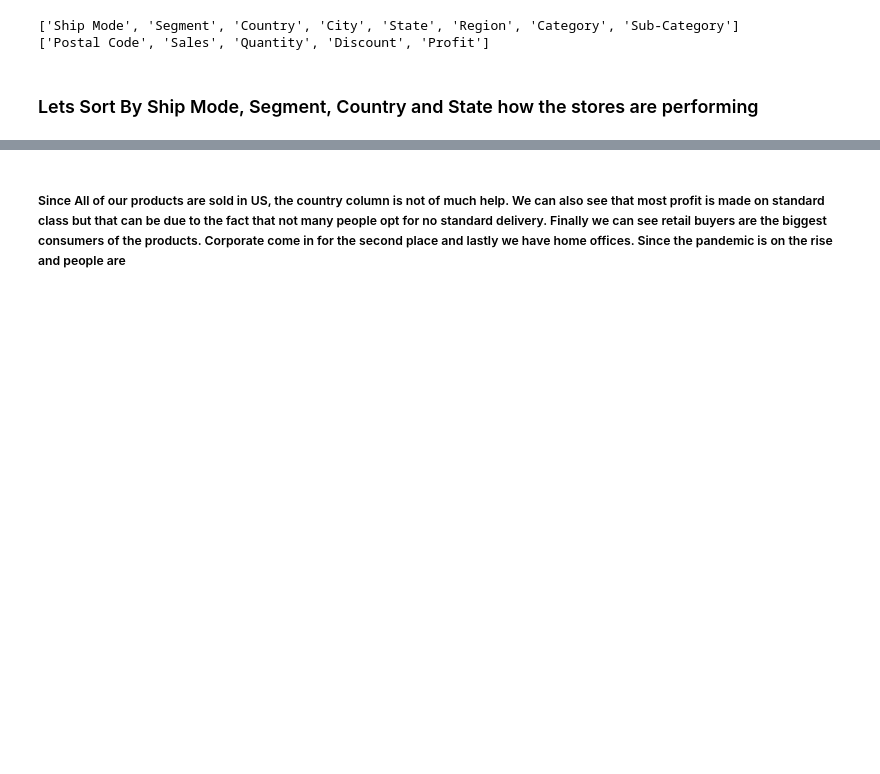
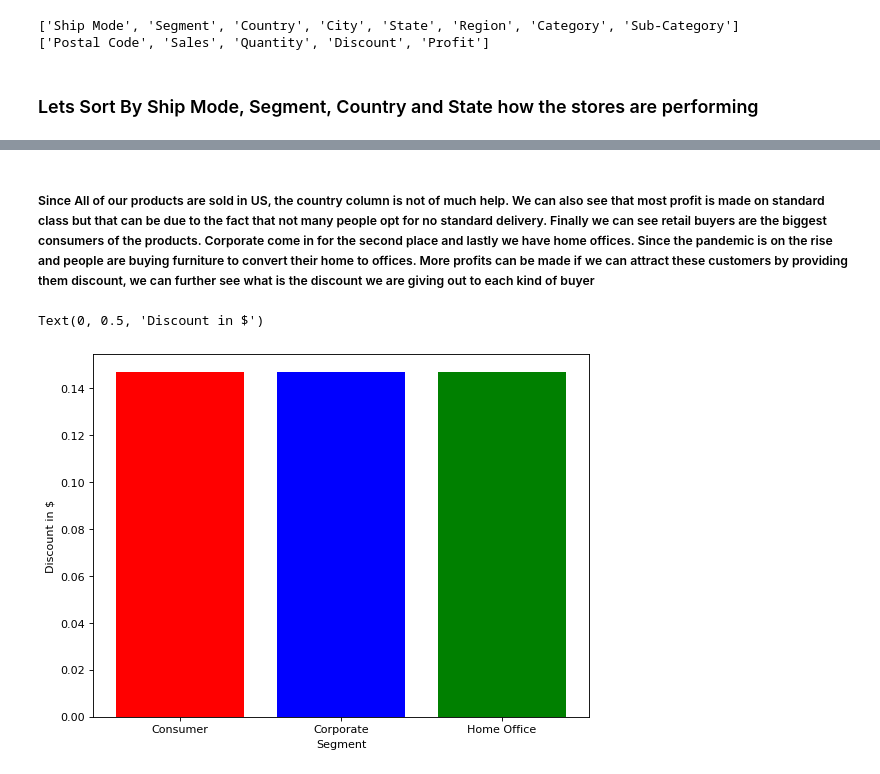
Before and after one commit to AdityaN1198/super-store-EDA, a Jupyter notebook: eda.ipynb, the cells around one changed output, grey strips where cells are left out. Saved outputs shown, nothing was run; the diff lists cells and outputs as text; code cells hidden in the pictures; blank space fills up the shorter version.

```diff
--- a/eda.ipynb
+++ b/eda.ipynb
@@ -48,2 +49,23 @@ for column in cat_features:
 # %% [markdown]
-##### Since All of our products are sold in US, the country column is not of much help. We can also see that most profit is made on standard class but that can be due to the fact that not many people opt for no standard delivery. Finally we can see retail buyers are the biggest consumers of the products. Corporate come in for the second place and lastly we have home offices. Since the pandemic is on the rise and people are
+##### Since All of our products are sold in US, the country column is not of much help. We can also see that most profit is made on standard class but that can be due to the fact that not many people opt for no standard delivery. Finally we can see retail buyers are the biggest consumers of the products. Corporate come in for the second place and lastly we have home offices. Since the pandemic is on the rise and people are buying furniture to convert their home to offices. More profits can be made if we can attract these customers by providing them discount, we can further see what is the discount we are giving out to each kind of buyer
+# %%
+
+# Group by Segment
+grouped_df = df.groupby('Segment').sum()
+
+for segment in grouped_df.index:
+
+
+    count_of_customers = df[df['Segment'] == segment].count()[0]
+    discount = grouped_df[grouped_df.index == segment].Discount
+    discount_per_cust = discount/count_of_customers
+
+
+
+plt.figure(figsize=(8, 6), dpi=80)
+plt.bar(grouped_df.index,discount_per_cust,color=['red','blue','green','yellow'])
+plt.xlabel('Segment')
+plt.ylabel('Discount in $')
+# %% [output]
+Text(0, 0.5, 'Discount in $')
+[figure, added]
```
Also changed, not shown: parts of 30 cells of this notebook.
